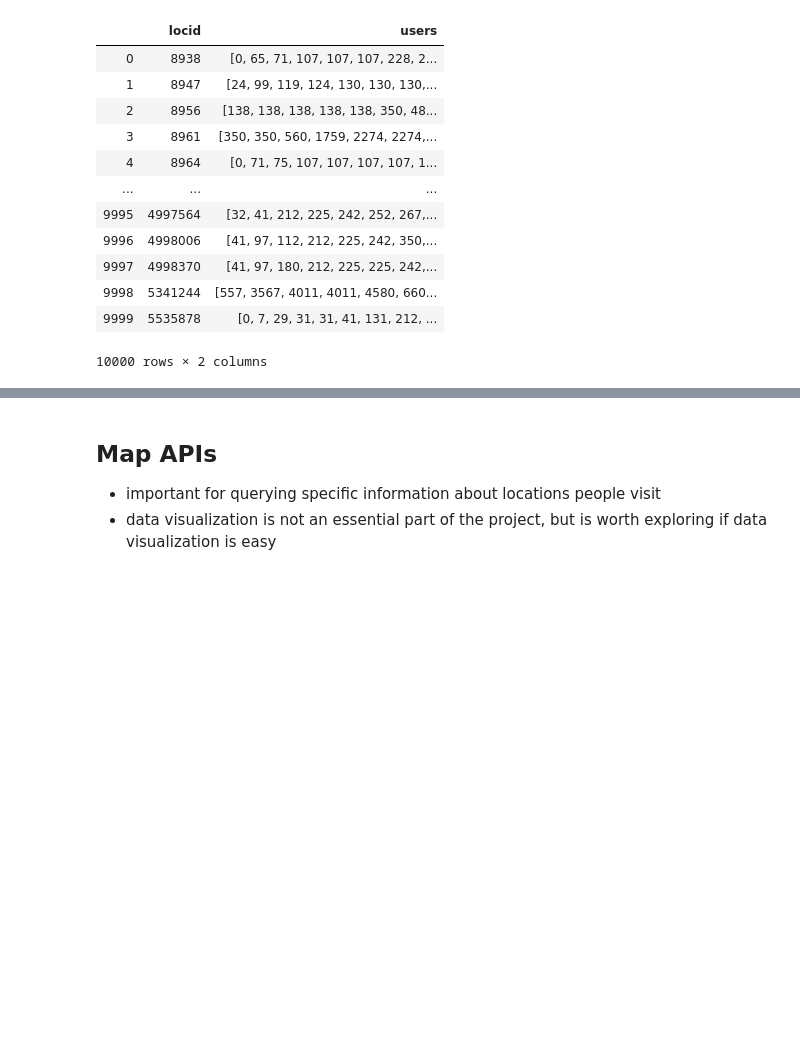
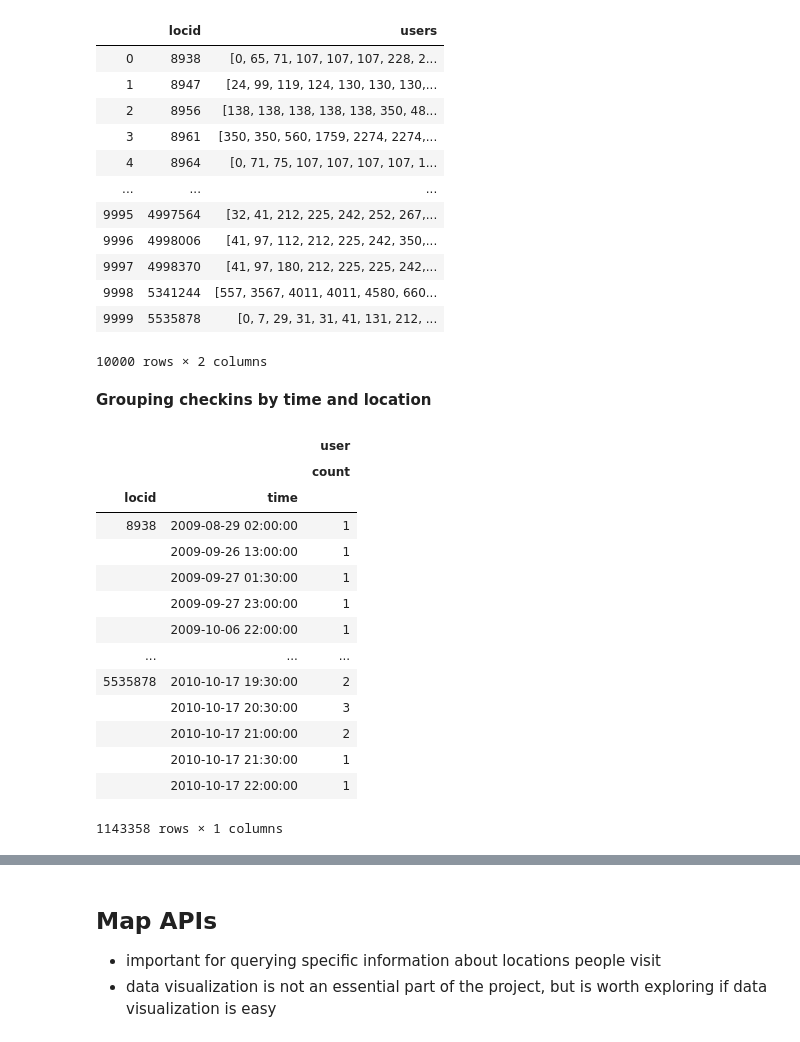
Before and after one commit to BetoBob/csc_481, a Jupyter notebook: project/CSC481_Project.ipynb, the cells around one changed output, grey strips where cells are left out. Saved outputs shown, nothing was run; the diff lists cells and outputs as text; code cells hidden in the pictures; blank space fills up the shorter version.

```diff
--- a/project/CSC481_Project.ipynb
+++ b/project/CSC481_Project.ipynb
@@ -596,3 +631,26 @@ top10_user_locid_groups
 #takes time to run but gets all combinations of users in each list that we can make edges for visitng same location
 top10_user_locid_combo = top10_user_locid_groups['users'].apply(lambda x: list(itertools.combinations(x, 2))).reset_index(name='user_combos')
 top10_user_locid_combo
+# %% [markdown]
+**Grouping checkins by time and location**
+# %%
+time_loc = totalCheckins[['time', 'user', 'locid']]
+time_loc = time_loc[time_loc.locid.isin(places_top10['locid'])]
+time_loc['time'] = time_loc['time'].dt.floor('30T') #rounding timestamp to nearest 30 minutes
+time_loc.groupby(['locid', 'time']).agg(['count'])
+# %% [output]
+|  |  | user |
+|  |  | count |
+| locid | time |  |
+| 8938 | 2009-08-29 02:00:00 | 1 |
+|  | 2009-09-26 13:00:00 | 1 |
+|  | 2009-09-27 01:30:00 | 1 |
+|  | 2009-09-27 23:00:00 | 1 |
+|  | 2009-10-06 22:00:00 | 1 |
+| ... | ... | ... |
+| 5535878 | 2010-10-17 19:30:00 | 2 |
+|  | 2010-10-17 20:30:00 | 3 |
+|  | 2010-10-17 21:00:00 | 2 |
+|  | 2010-10-17 21:30:00 | 1 |
+|  | 2010-10-17 22:00:00 | 1 |
+1143358 rows × 1 columns
```
Also changed, not shown: parts of 6 cells of this notebook.
